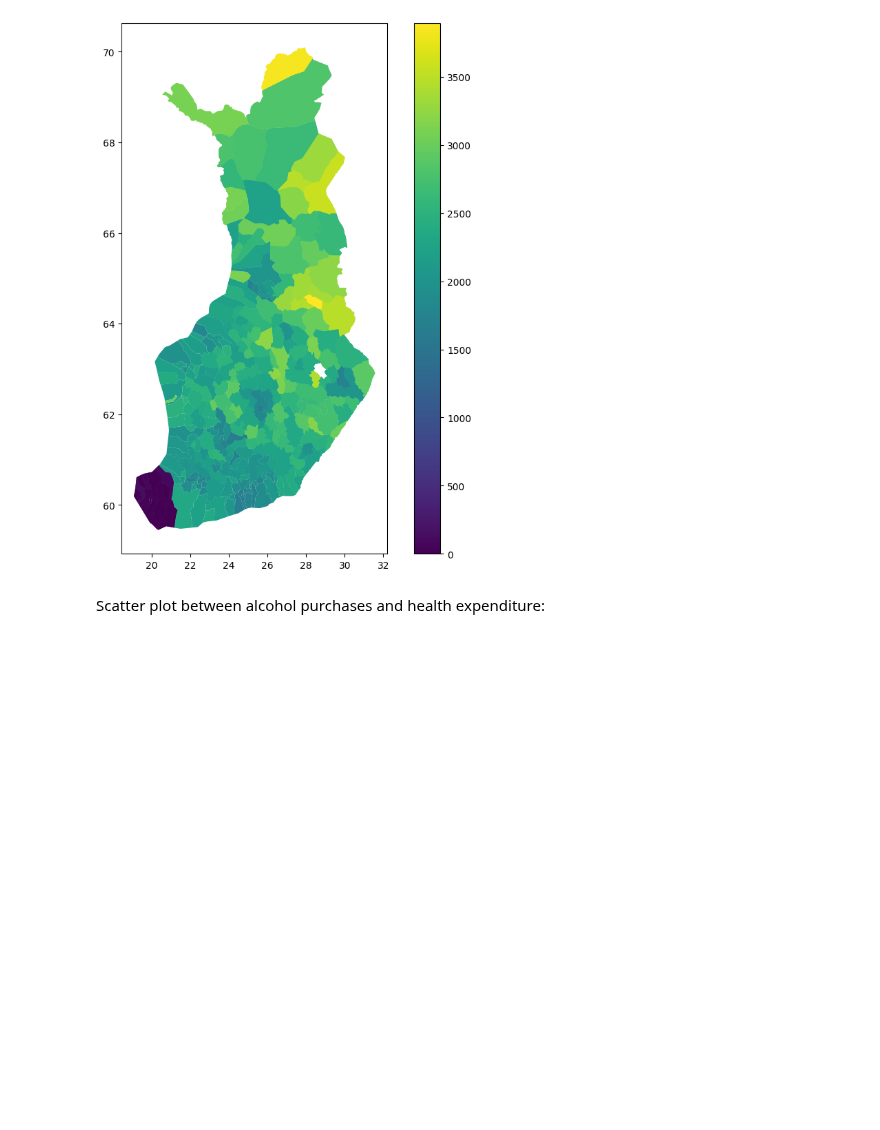
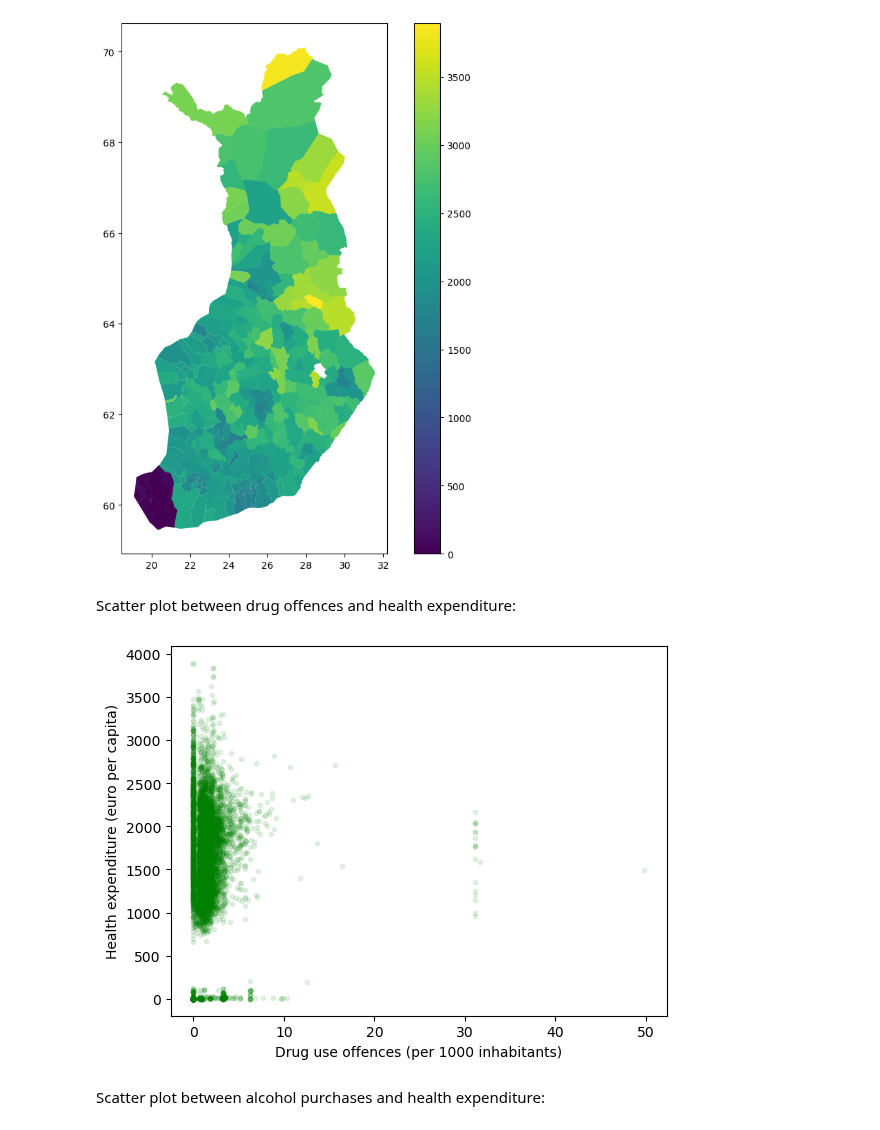
Before and after one commit to AnnaKuokkanen/DataScienceIntro, a Jupyter notebook: intro_to_data_project.ipynb, the cells around one changed output. Saved outputs shown, nothing was run; the diff lists cells and outputs as text; code cells hidden in the pictures; blank space fills up the shorter version.

```diff
--- a/intro_to_data_project.ipynb
+++ b/intro_to_data_project.ipynb
@@ -191,13 +194,17 @@ For "health_cost" column: replace negative values with the median, because when
 (Note: Regarding zero values, it is possible to have no drug use offences and health expenditures, so I think that zero is meaningful and have kept it.)
 # %%
 # Fill NaN values in 'drug_offences' with the mean for each municipality
-data['drug_offences'] = data.groupby('municipality')['drug_offences'].transform(lambda x: x.fillna(x.mean()))
+data['drug_offences'] = data.groupby('municipality')['drug_offences'].transform(lambda x: x.fillna(x.mean()) if not x.isnull().all() else 0)
 
 # Replace negative values in 'health_cost' with the median excluding negative values
 data['cost_median'] = data.groupby('municipality')['health_cost'].transform(lambda x: x[x >= 0].median())
 data['health_cost'] = np.where(data['health_cost'] < 0, data['cost_median'], data['health_cost'])
 data.drop(columns=['cost_median'], inplace=True)
 
+# Format the output to four decimal places
+data['drug_offences'] = data['drug_offences'].map('{:.4f}'.format).astype(float)
+
+
 
 print(data.head())
 # %% [output]
@@ -242,6 +249,15 @@ finland_map_fin.plot(ax = ax, column="health_cost")
 # %% [output]
 <Axes: >
 [figure]
+# %% [markdown]
+Scatter plot between drug offences and health expenditure:
+# %%
+plt.scatter(data["drug_offences"], data["health_cost"], alpha=0.1, color="green", marker=".")
+plt.xlabel("Drug use offences (per 1000 inhabitants)")
+plt.ylabel("Health expenditure (euro per capita)")
+plt.show()
+# %% [output]
+[figure, added]
 # %% [markdown]
 Scatter plot between alcohol purchases and health expenditure:
 # %%
```
Also changed, not shown: parts of 12 cells of this notebook, 1 other file.
